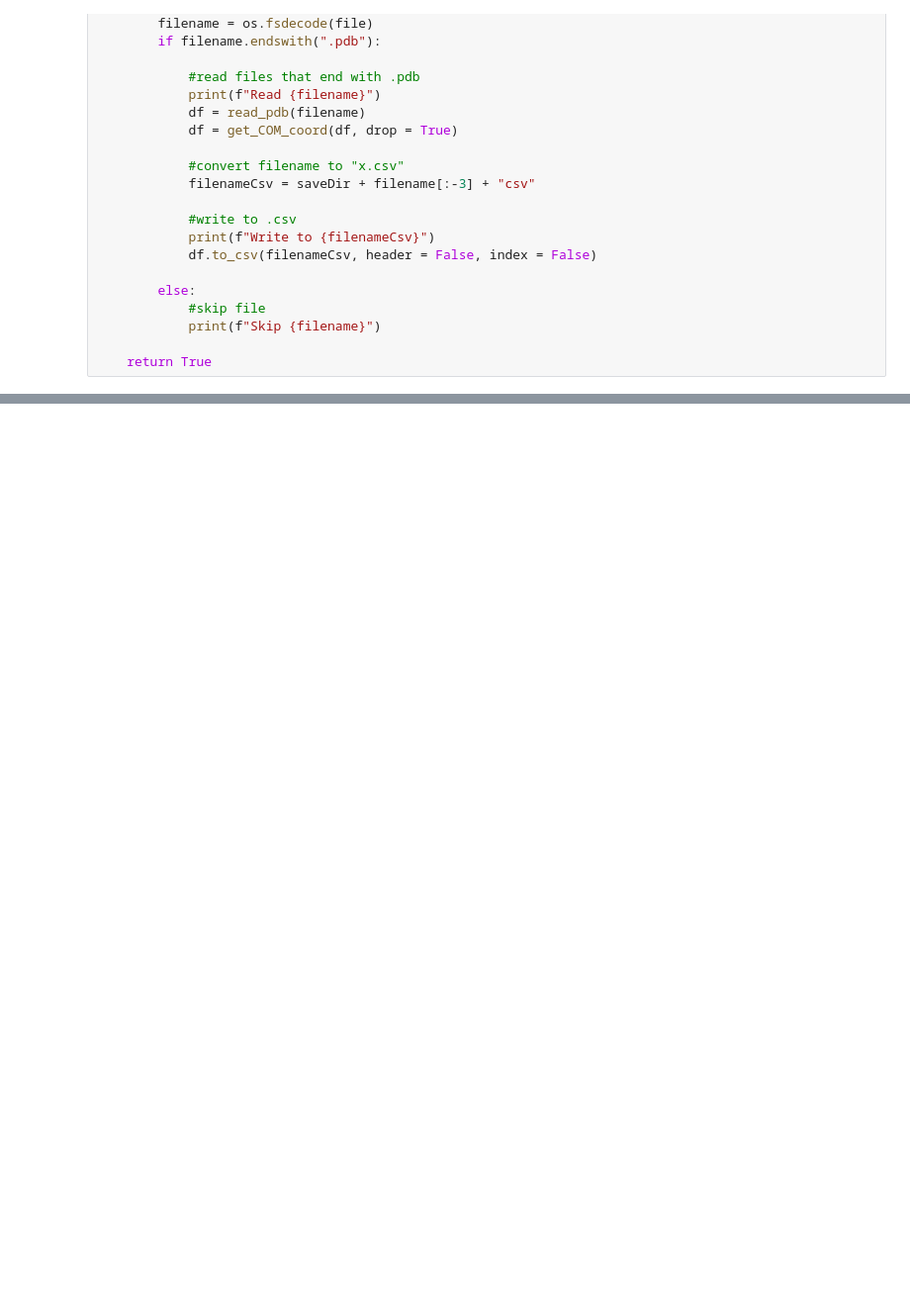
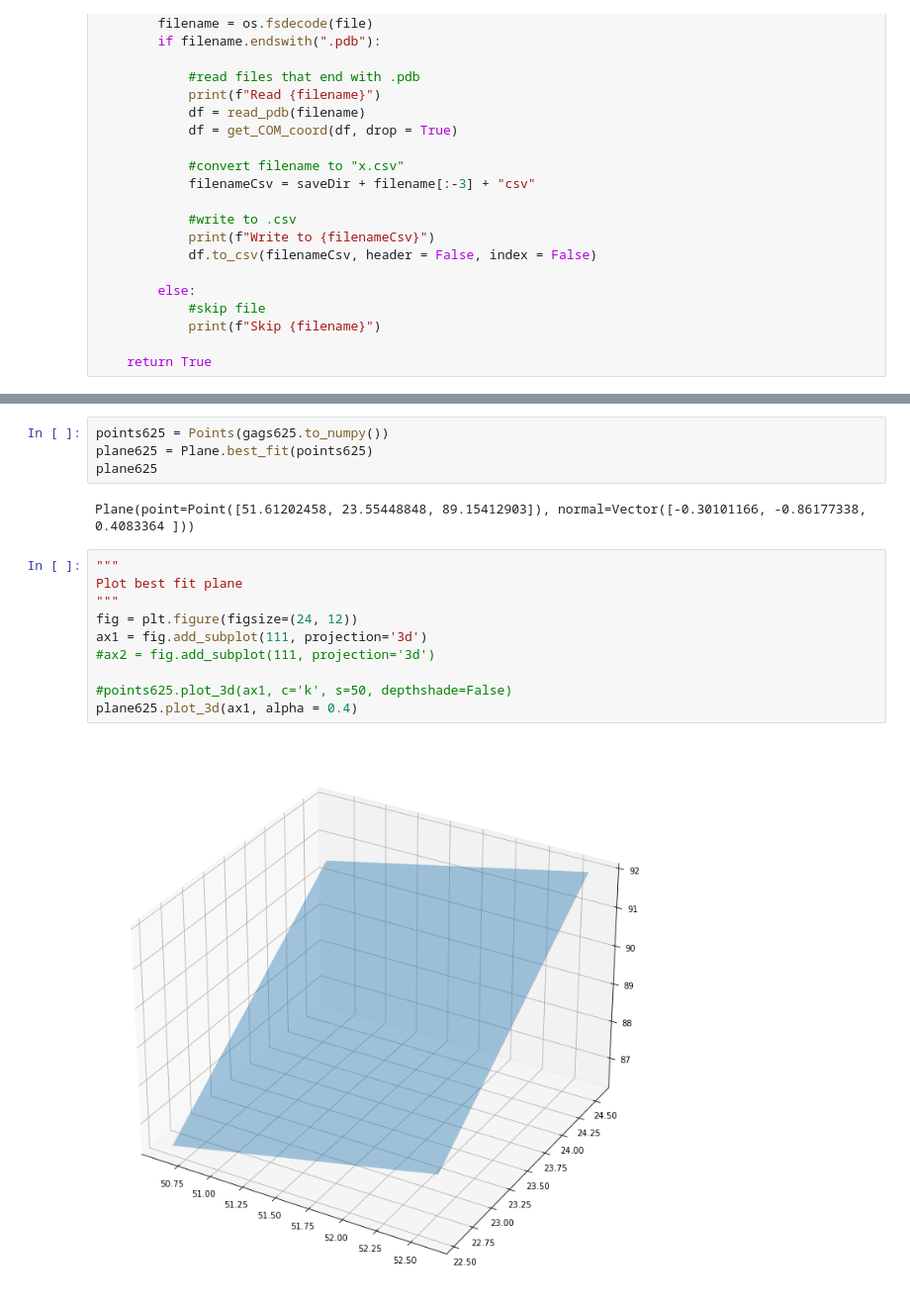
Before and after one commit to yingyue0414/results, a Jupyter notebook: ngag_CoM/convert_pdb_to_xyz_CoM.ipynb, the cells around one changed output, grey strips where cells are left out. Shown: that part at 99% size. Drawn from its saved outputs; the diff is of its cells as text; blank space fills up the shorter version.

```diff
--- a/ngag_CoM/convert_pdb_to_xyz_CoM.ipynb
+++ b/ngag_CoM/convert_pdb_to_xyz_CoM.ipynb
@@ -91,0 +129,18 @@ True
+# %%
+points625 = Points(gags625.to_numpy())
+plane625 = Plane.best_fit(points625)
+plane625
+# %% [output]
+Plane(point=Point([51.61202458, 23.55448848, 89.15412903]), normal=Vector([-0.30101166, -0.86177338,  0.4083364 ]))
+# %%
+"""
+Plot best fit plane
+"""
+fig = plt.figure(figsize=(24, 12))
+ax1 = fig.add_subplot(111, projection='3d')
+#ax2 = fig.add_subplot(111, projection='3d')
+
+#points625.plot_3d(ax1, c='k', s=50, depthshade=False)
+plane625.plot_3d(ax1, alpha = 0.4)
+# %% [output]
+[figure, added]
```
Also changed, not shown: parts of 14 cells of this notebook, 8 other files.
